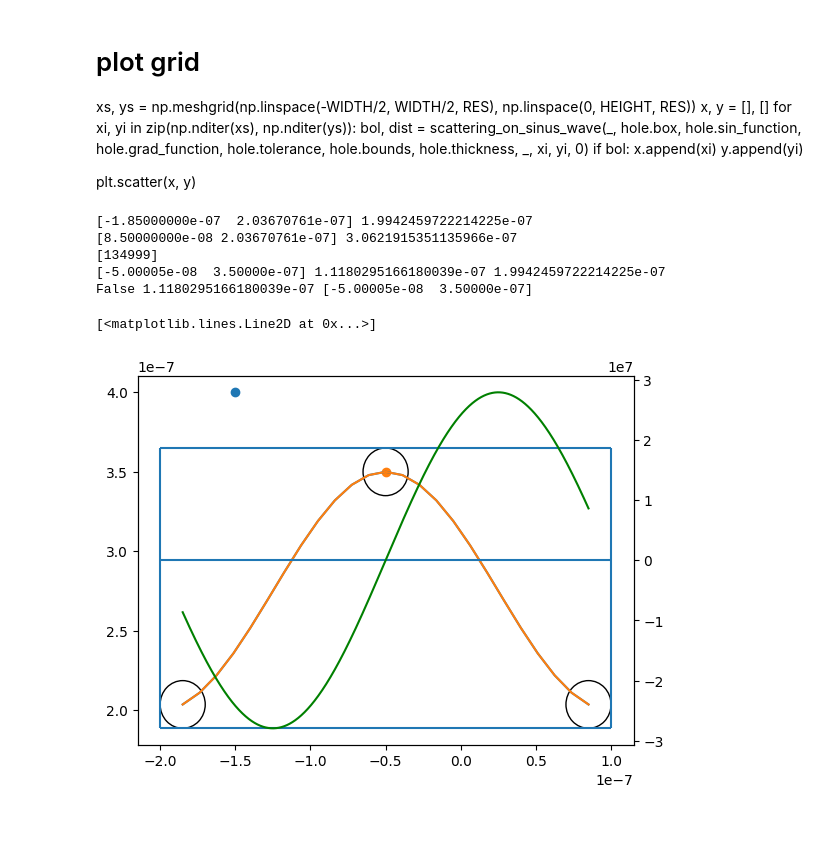
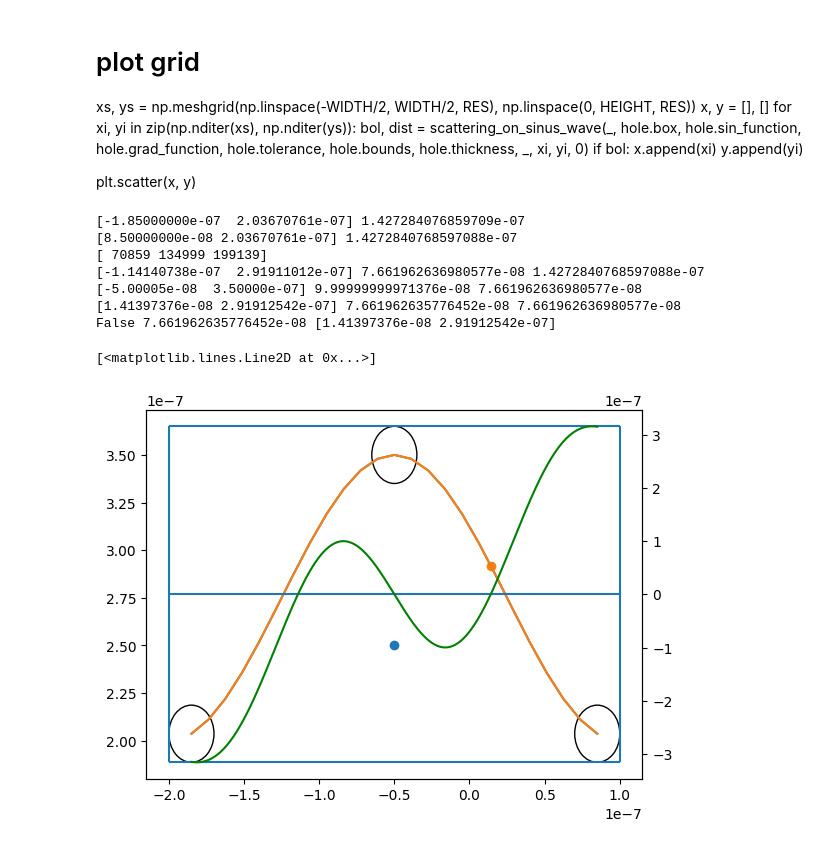
Before and after one commit to phigas/freepaths-sinus-wave, a Jupyter notebook: debug.ipynb, the cells around one changed output. Saved outputs shown, nothing was run; the diff lists cells and outputs as text; code cells hidden in the pictures.

```diff
--- a/debug.ipynb
+++ b/debug.ipynb
@@ -138,39 +138,41 @@ ax.add_patch(plt.Circle(hole.sin_function(hole.bounds[1]),hole.thickness/2, fill
 ax.add_patch(plt.Circle(hole.sin_function(sum(hole.bounds)/2),hole.thickness/2, fill=False))
 
 
 plt.plot(xs, zs)
 xs = np.linspace(hole.bounds[0], hole.bounds[1], RES)
 
 # xs = np.linspace(50e-9, 350e-9, RES)
 zs = np.zeros(xs.shape)
 for i in range(len(xs)):
     xs[i], zs[i] = hole.sin_function(xs[i])
 ax.plot(xs, zs)
 
 # ax.set_xlim((-200e-9, 200e-9))
 # ax.set_ylim((0e-9, 400e-9))
 
 
-POINT = (-150e-9, 400e-9)
+POINT = (-50e-9, 250e-9)
 ax.scatter(POINT[0], POINT[1])
 
 bol, dist, clos, poi, res = scattering_on_sinus_wave(_, hole.box, hole.sin_function, hole.grad_function, hole.tolerance, hole.bounds, hole.thickness, _, POINT[0], POINT[1], 0)
 print(bol, dist, clos)
 ax.scatter(clos[0], clos[1])
 
 ax.hlines(hole.box[-2:], hole.box[0], hole.box[1])
 ax.vlines(hole.box[:2], hole.box[2], hole.box[3])
 
 ax2 = ax.twinx()
 ax2.hlines((0), hole.box[0], hole.box[1])
 ax2.plot(poi,res, color='green')
 # %% [output]
-[-1.85000000e-07  2.03670761e-07] 1.9942459722214225e-07
-[8.50000000e-08 2.03670761e-07] 3.0621915351135966e-07
-[134999]
-[-5.00005e-08  3.50000e-07] 1.1180295166180039e-07 1.9942459722214225e-07
-False 1.1180295166180039e-07 [-5.00005e-08  3.50000e-07]
+[-1.85000000e-07  2.03670761e-07] 1.427284076859709e-07
+[8.50000000e-08 2.03670761e-07] 1.4272840768597088e-07
+[ 70859 134999 199139]
+[-1.14140738e-07  2.91911012e-07] 7.661962636980577e-08 1.4272840768597088e-07
+[-5.00005e-08  3.50000e-07] 9.99999999971376e-08 7.661962636980577e-08
+[1.41397376e-08 2.91912542e-07] 7.661962635776452e-08 7.661962636980577e-08
+False 7.661962635776452e-08 [1.41397376e-08 2.91912542e-07]
 [<matplotlib.lines.Line2D at 0x...>]
-[figure, old version]
+[figure, new version]
 # %%
 from scipy.optimize import minimize
```
Also changed, not shown: parts of 6 cells of this notebook, 1 other file.
